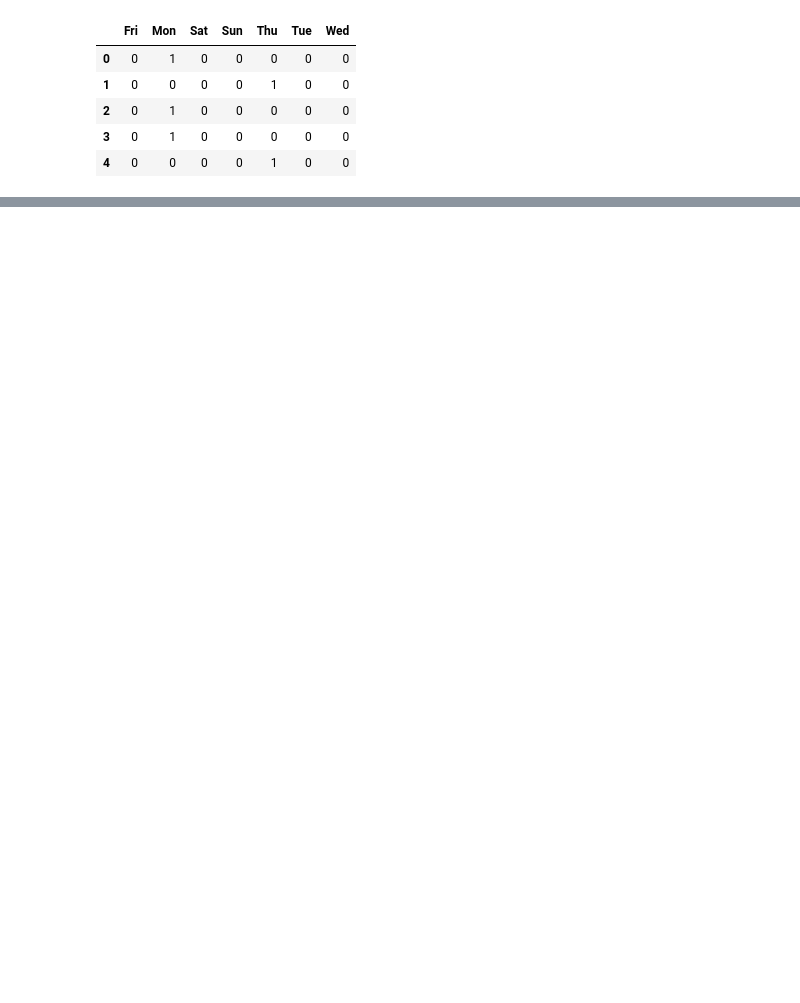
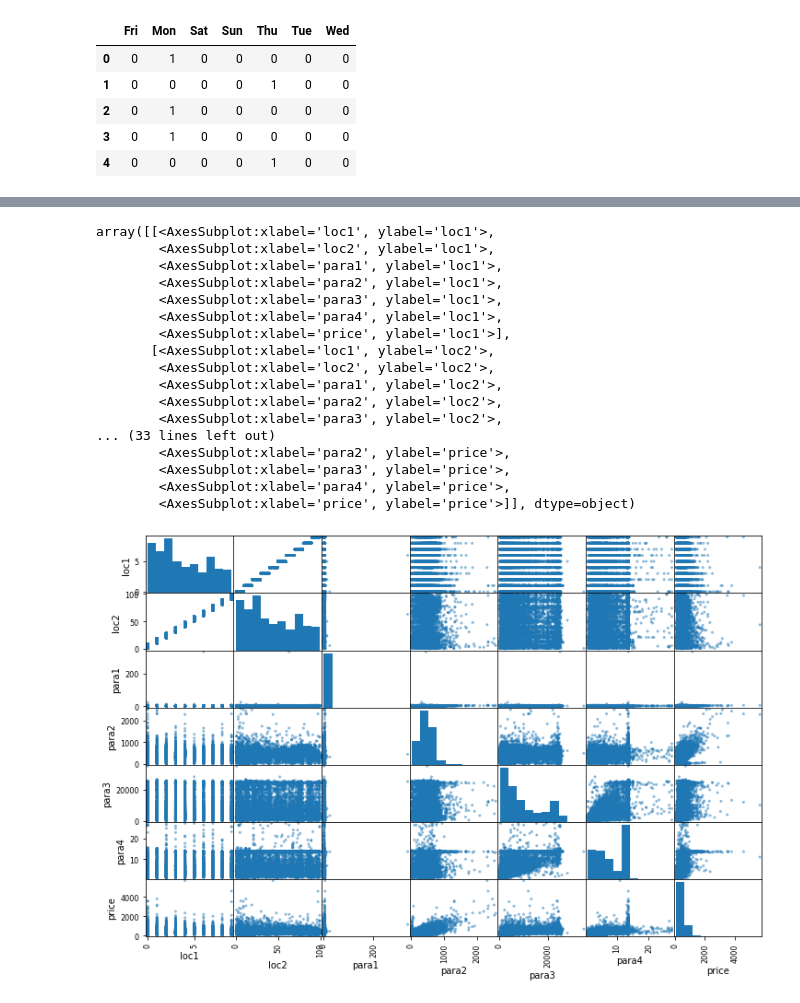
Before and after one commit to tugceturkkal/Data-Projects, a Jupyter notebook: Predicting Price.ipynb, the cells around one changed output, grey strips where cells are left out. Cells and saved outputs as stored; diff of their text form; code cells hidden in the pictures; blank space fills up the shorter version.

Commit message:
Predicting Price

```diff
--- a/Predicting Price.ipynb
+++ b/Predicting Price.ipynb
@@ -149,0 +140,23 @@ data.head()
+# %%
+from pandas.plotting import scatter_matrix
+
+scatter_matrix(result.iloc[:,0:7], figsize=(12, 8))
+# %% [output]
+array([[<AxesSubplot:xlabel='loc1', ylabel='loc1'>,
+        <AxesSubplot:xlabel='loc2', ylabel='loc1'>,
+        <AxesSubplot:xlabel='para1', ylabel='loc1'>,
+        <AxesSubplot:xlabel='para2', ylabel='loc1'>,
+        <AxesSubplot:xlabel='para3', ylabel='loc1'>,
+        <AxesSubplot:xlabel='para4', ylabel='loc1'>,
+        <AxesSubplot:xlabel='price', ylabel='loc1'>],
+       [<AxesSubplot:xlabel='loc1', ylabel='loc2'>,
+        <AxesSubplot:xlabel='loc2', ylabel='loc2'>,
+        <AxesSubplot:xlabel='para1', ylabel='loc2'>,
+        <AxesSubplot:xlabel='para2', ylabel='loc2'>,
+        <AxesSubplot:xlabel='para3', ylabel='loc2'>,
+... (33 lines left out)
+        <AxesSubplot:xlabel='para2', ylabel='price'>,
+        <AxesSubplot:xlabel='para3', ylabel='price'>,
+        <AxesSubplot:xlabel='para4', ylabel='price'>,
+        <AxesSubplot:xlabel='price', ylabel='price'>]], dtype=object)
+[figure, added]
```
Also changed, not shown: parts of 44 cells of this notebook.
